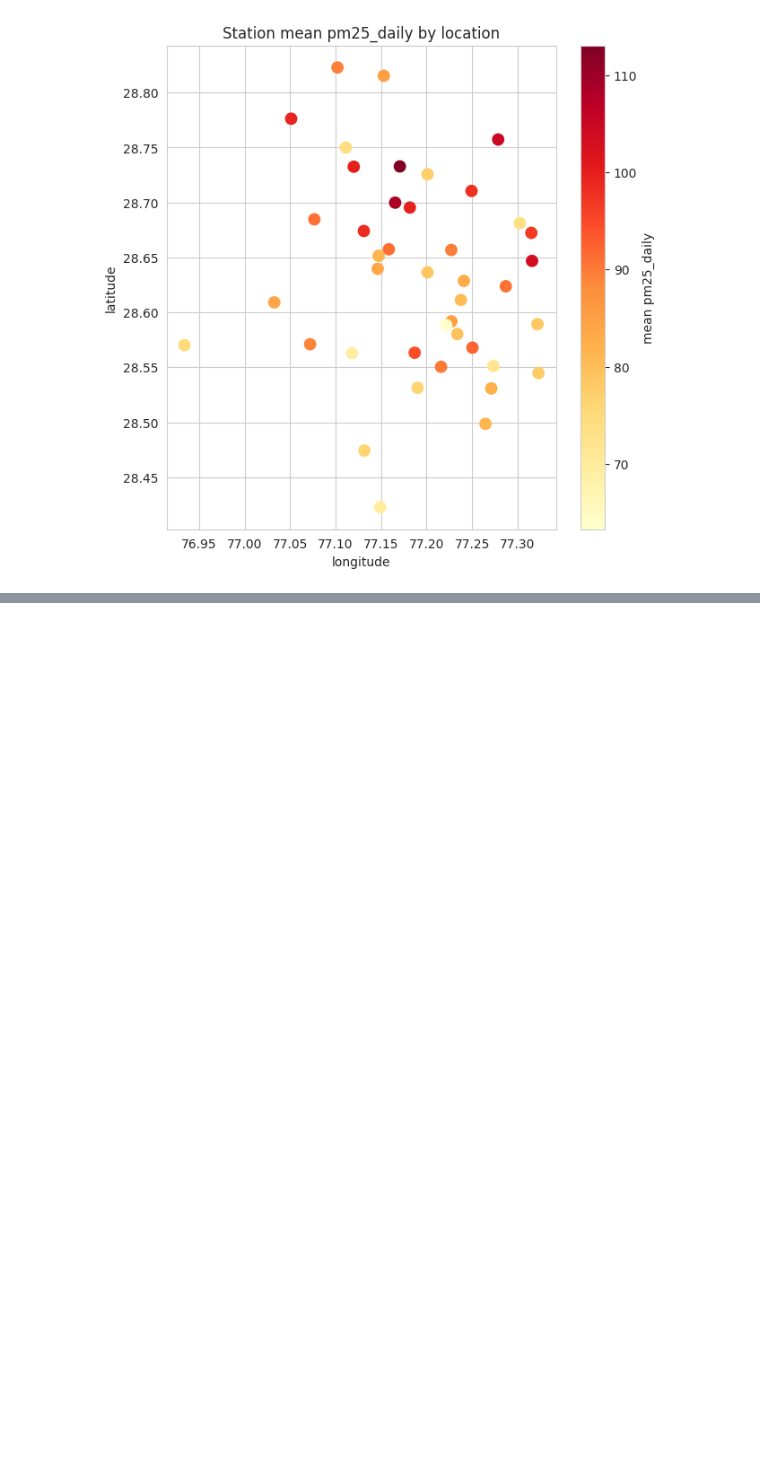
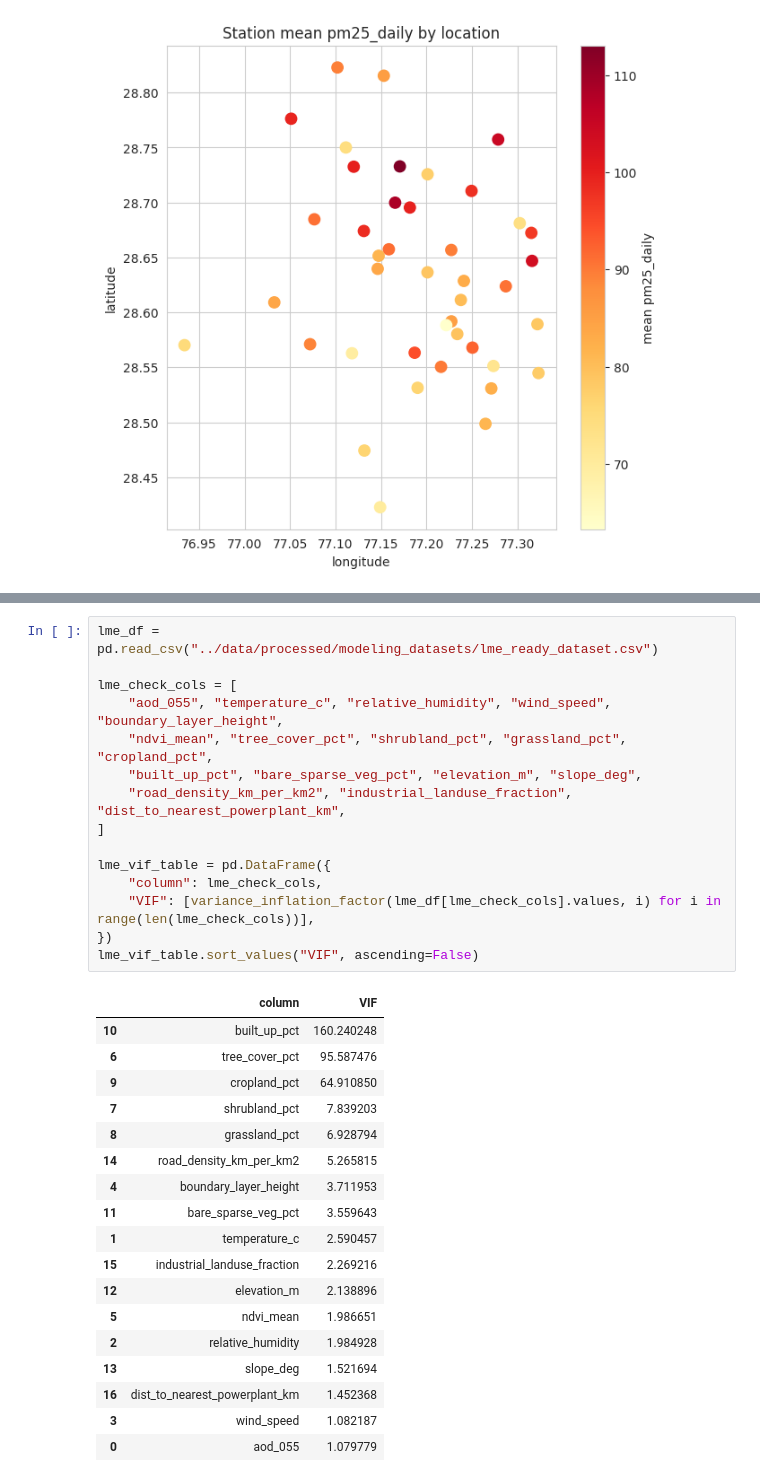
Before and after one commit to muhammed786fiyas/pm25-phase1-delhi, a Jupyter notebook: notebooks/01_eda_master_feature_table.ipynb, the cells around one changed output, grey strips where cells are left out. Saved outputs shown, nothing was run; the diff lists cells and outputs as text; blank space fills up the shorter version.

```diff
--- a/notebooks/01_eda_master_feature_table.ipynb
+++ b/notebooks/01_eda_master_feature_table.ipynb
@@ -500,0 +502,34 @@ between-station variance looks large enough to justify a random intercept._
+# %%
+lme_df = pd.read_csv("../data/processed/modeling_datasets/lme_ready_dataset.csv")
+
+lme_check_cols = [
+    "aod_055", "temperature_c", "relative_humidity", "wind_speed", "boundary_layer_height",
+    "ndvi_mean", "tree_cover_pct", "shrubland_pct", "grassland_pct", "cropland_pct",
+    "built_up_pct", "bare_sparse_veg_pct", "elevation_m", "slope_deg",
+    "road_density_km_per_km2", "industrial_landuse_fraction", "dist_to_nearest_powerplant_km",
+]
+
+lme_vif_table = pd.DataFrame({
+    "column": lme_check_cols,
+    "VIF": [variance_inflation_factor(lme_df[lme_check_cols].values, i) for i in range(len(lme_check_cols))],
+})
+lme_vif_table.sort_values("VIF", ascending=False)
+# %% [output]
+|  | column | VIF |
+| 10 | built_up_pct | 160.240248 |
+| 6 | tree_cover_pct | 95.587476 |
+| 9 | cropland_pct | 64.910850 |
+| 7 | shrubland_pct | 7.839203 |
+| 8 | grassland_pct | 6.928794 |
+| 14 | road_density_km_per_km2 | 5.265815 |
+| 4 | boundary_layer_height | 3.711953 |
+| 11 | bare_sparse_veg_pct | 3.559643 |
+| 1 | temperature_c | 2.590457 |
+| 15 | industrial_landuse_fraction | 2.269216 |
+| 12 | elevation_m | 2.138896 |
+| 5 | ndvi_mean | 1.986651 |
+| 2 | relative_humidity | 1.984928 |
+| 13 | slope_deg | 1.521694 |
+| 16 | dist_to_nearest_powerplant_km | 1.452368 |
+| 3 | wind_speed | 1.082187 |
+| 0 | aod_055 | 1.079779 |
```
Also changed, not shown: parts of 3 cells of this notebook.
